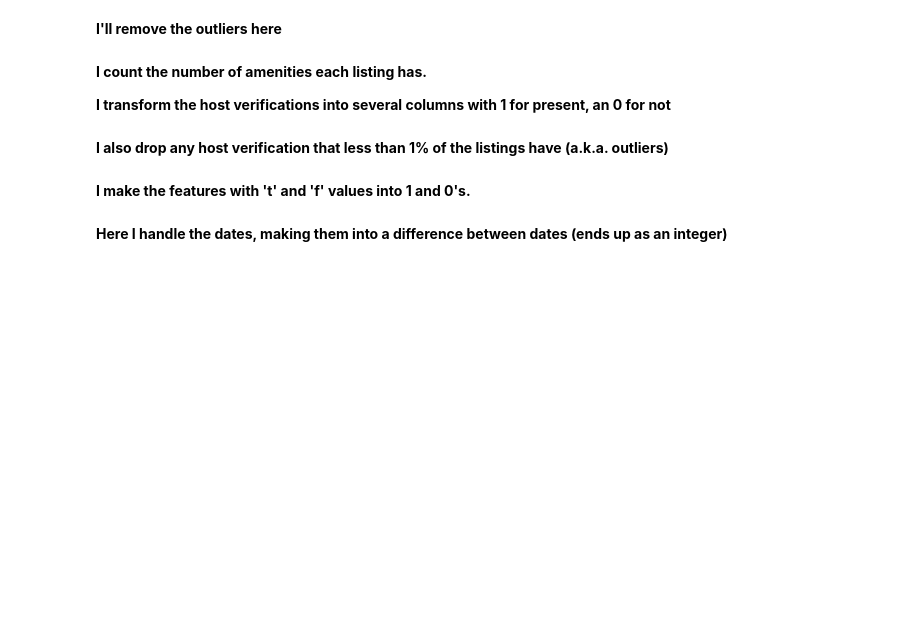
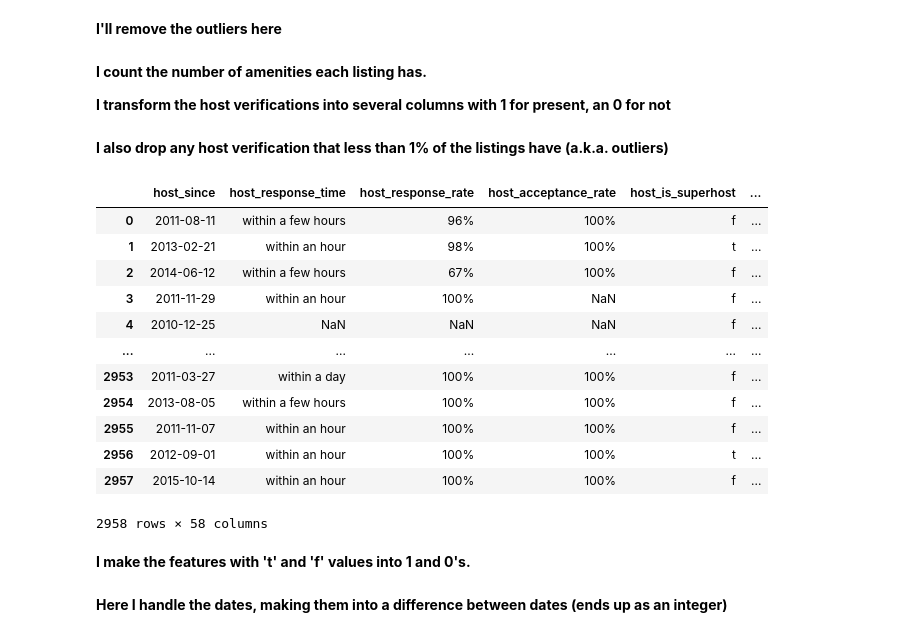
Before and after one commit to hnbezz/Portfolio, a Jupyter notebook: AirBnB_data_project/Airbnb_full_project.ipynb, the cells around one changed output. Drawn from its saved outputs; the diff is of its cells as text; code cells hidden in the pictures; blank space fills up the shorter version.

```diff
--- a/AirBnB_data_project/Airbnb_full_project.ipynb
+++ b/AirBnB_data_project/Airbnb_full_project.ipynb
@@ -152,11 +152,26 @@ S_l_amenver = S_l_amenver.drop(['host_verifications','amenities','isthere_host_a
 # %%
 col_to_drop4=[]
 
 for val1 in all_ver:
     if S_l_amenver['verif_' + val1].sum() < int(0.01*S_l_amenver.shape[0]):
         col_to_drop4.append('verif_'+val1)
 col_to_drop4
 S_l_amenver = S_l_amenver.drop(col_to_drop4,axis=1)
+S_l_amenver
+# %% [output]
+|  | host_since | host_response_time | host_response_rate | host_acceptance_rate | host_is_superhost | ... |
+| 0 | 2011-08-11 | within a few hours | 96% | 100% | f | ... |
+| 1 | 2013-02-21 | within an hour | 98% | 100% | t | ... |
+| 2 | 2014-06-12 | within a few hours | 67% | 100% | f | ... |
+| 3 | 2011-11-29 | within an hour | 100% | NaN | f | ... |
+| 4 | 2010-12-25 | NaN | NaN | NaN | f | ... |
+| ... | ... | ... | ... | ... | ... | ... |
+| 2953 | 2011-03-27 | within a day | 100% | 100% | f | ... |
+| 2954 | 2013-08-05 | within a few hours | 100% | 100% | f | ... |
+| 2955 | 2011-11-07 | within an hour | 100% | 100% | f | ... |
+| 2956 | 2012-09-01 | within an hour | 100% | 100% | t | ... |
+| 2957 | 2015-10-14 | within an hour | 100% | 100% | f | ... |
+2958 rows × 58 columns
 # %% [markdown]
 **I make the features with 't' and 'f' values into 1 and 0's.**
 # %%
```
Also changed, not shown: parts of 20 cells of this notebook.
